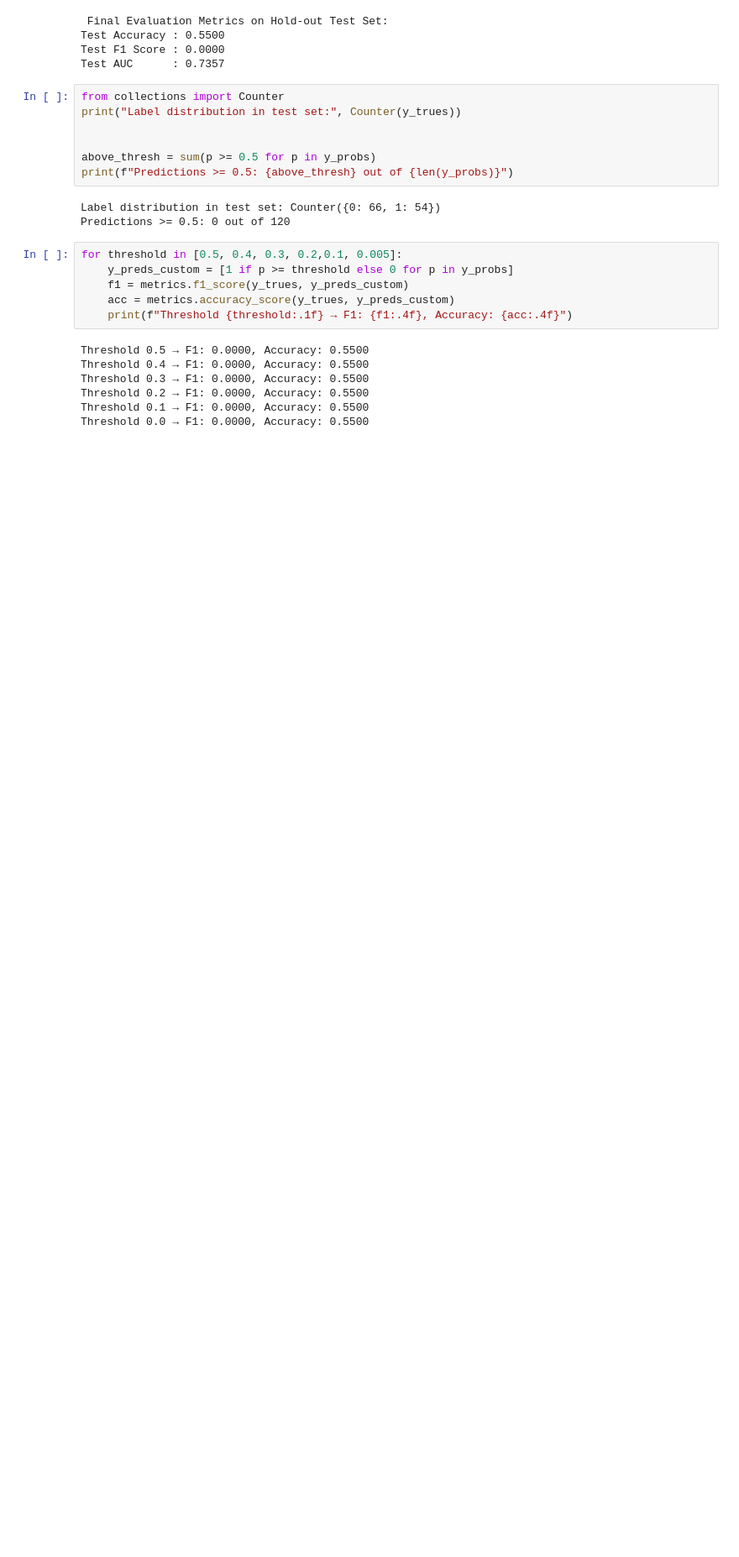
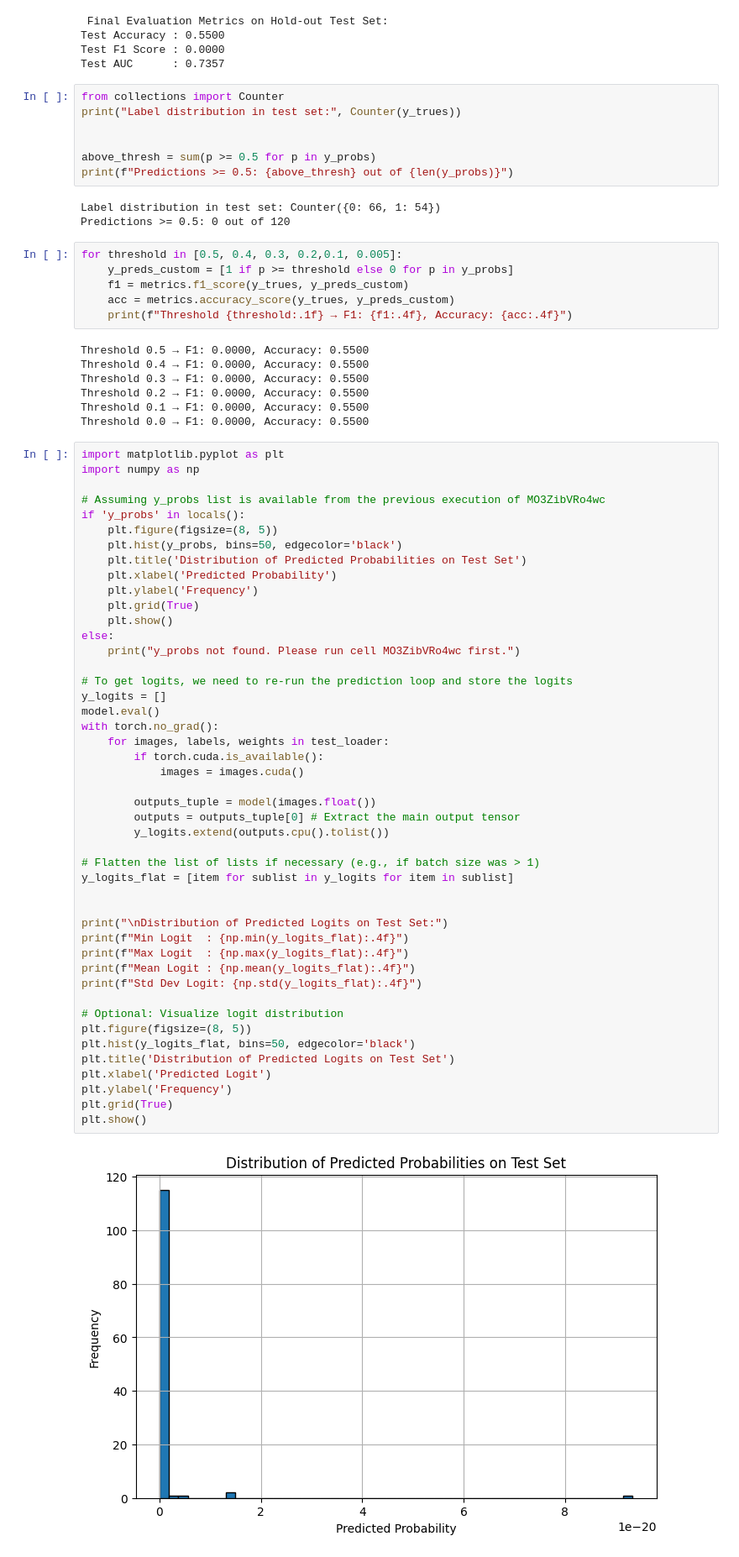
Before and after one commit to dylanbforde/ai-medical-image-analysis, a Jupyter notebook: MRNET_Assignment.ipynb, the cells around one changed output. Shown at 84% size. Drawn from its saved outputs; the diff is of its cells as text; blank space fills up the shorter version.

```diff
--- a/MRNET_Assignment.ipynb
+++ b/MRNET_Assignment.ipynb
@@ -766,3 +766,51 @@ Threshold 0.3 → F1: 0.0000, Accuracy: 0.5500
 Threshold 0.2 → F1: 0.0000, Accuracy: 0.5500
 Threshold 0.1 → F1: 0.0000, Accuracy: 0.5500
 Threshold 0.0 → F1: 0.0000, Accuracy: 0.5500
+# %%
+import matplotlib.pyplot as plt
+import numpy as np
+
+# Assuming y_probs list is available from the previous execution of MO3ZibVRo4wc
+if 'y_probs' in locals():
+    plt.figure(figsize=(8, 5))
+    plt.hist(y_probs, bins=50, edgecolor='black')
+    plt.title('Distribution of Predicted Probabilities on Test Set')
+    plt.xlabel('Predicted Probability')
+    plt.ylabel('Frequency')
+    plt.grid(True)
+    plt.show()
+else:
+    print("y_probs not found. Please run cell MO3ZibVRo4wc first.")
+
+# To get logits, we need to re-run the prediction loop and store the logits
+y_logits = []
+model.eval()
+with torch.no_grad():
+    for images, labels, weights in test_loader:
+        if torch.cuda.is_available():
+            images = images.cuda()
+
+        outputs_tuple = model(images.float())
+        outputs = outputs_tuple[0] # Extract the main output tensor
+        y_logits.extend(outputs.cpu().tolist())
+
+# Flatten the list of lists if necessary (e.g., if batch size was > 1)
+y_logits_flat = [item for sublist in y_logits for item in sublist]
+
+
+print("\nDistribution of Predicted Logits on Test Set:")
+print(f"Min Logit  : {np.min(y_logits_flat):.4f}")
+print(f"Max Logit  : {np.max(y_logits_flat):.4f}")
+print(f"Mean Logit : {np.mean(y_logits_flat):.4f}")
+print(f"Std Dev Logit: {np.std(y_logits_flat):.4f}")
+
+# Optional: Visualize logit distribution
+plt.figure(figsize=(8, 5))
+plt.hist(y_logits_flat, bins=50, edgecolor='black')
+plt.title('Distribution of Predicted Logits on Test Set')
+plt.xlabel('Predicted Logit')
+plt.ylabel('Frequency')
+plt.grid(True)
+plt.show()
+# %% [output]
+[figure, added]
```
Also changed, not shown: parts of 1 cell of this notebook.
